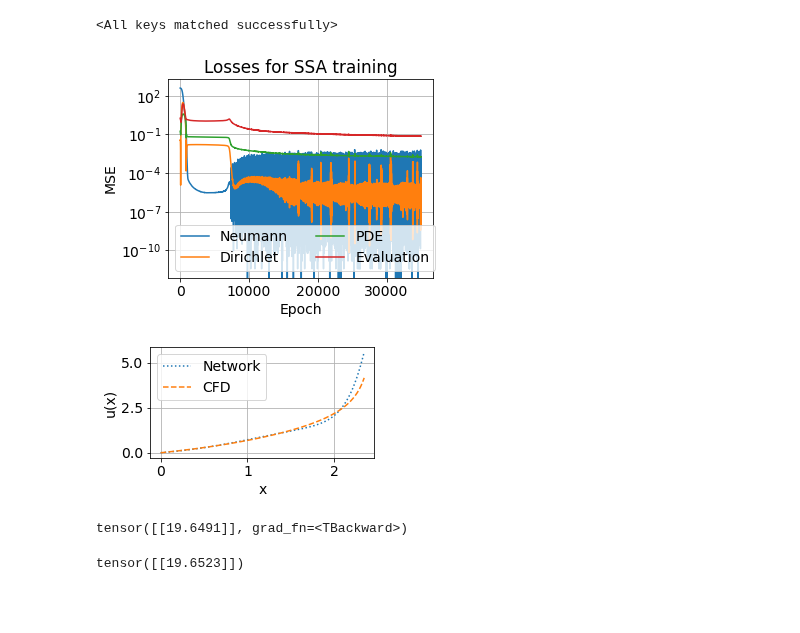
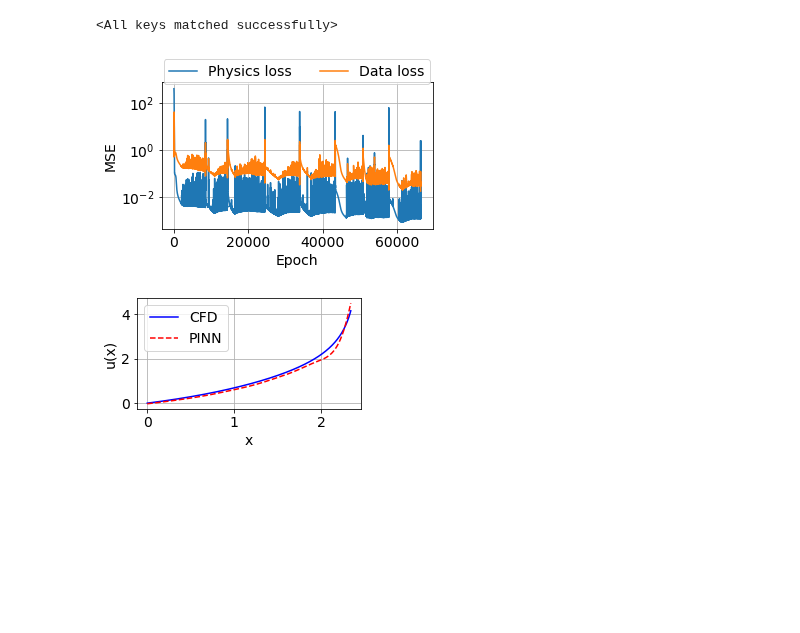
Before and after one commit to runehoejlund/deep-learning-pinn, a Jupyter notebook: PINN-SSA.ipynb, the cells around one changed output. Drawn from its saved outputs; the diff is of its cells as text; code cells hidden in the pictures; blank space fills up the shorter version.

Commit message:
Updated to validation and training loss in Burger-MO and Burger-grid. Reran SSA with updated layer coding. Cleaned files

```diff
--- a/PINN-SSA.ipynb
+++ b/PINN-SSA.ipynb
@@ -175,6 +182,8 @@ for e in range(epochs):
 
     loss_data.append(eval_net(net, u_val, x))
     progress(e, epochs)
-    #if (e+1)%200 == 0:
-    #    print('Epoch: {:d}. log Data loss: {:.2f}. log training loss: {:.2f}'.format(e+1, torch.log(loss_data[-1]), torch.log(sum(loss[-1]))))
+    if (e+1)%500 == 0:
+        print('Epoch: {:d}. data loss: {:.3f}. physics loss: {:.3f}'.format(e+1, loss_data[-1], loss_dirichlet[-1] + loss_pde[-1] + loss_neumann[-1]))
+    if loss_data[-1] < 0.015:
+        break
 # %% [output]
@@ -186,24 +212,25 @@ net.load_state_dict(torch.load(model_path))
 # %% [output]
 <All keys matched successfully>
 # %%
-fig, ax = plt.subplots(figsize=(5,4))
-ax.semilogy(loss_neumann,label='Neumann')
-ax.semilogy(loss_dirichlet, label='Dirichlet')
-ax.semilogy(loss_pde, label='PDE')
-ax.semilogy(loss_data, label='Evaluation')
-ax.legend(ncol=2)
+fig, ax = plt.subplots(figsize=(5,3))
+#ax.semilogy(loss_neumann,label='Neumann')
+#ax.semilogy(loss_dirichlet, label='Dirichlet')
+#ax.semilogy(loss_pde, label='PDE')
+ax.semilogy(torch.tensor(loss_dirichlet) + torch.tensor(loss_pde) + torch.tensor(loss_neumann), label='Physics loss')
+ax.semilogy(loss_data, label='Data loss')
+fig.legend(ncol=2, bbox_to_anchor=(0.97,1.07))
 ax.set_ylabel('MSE')
 ax.set_xlabel('Epoch')
 ax.grid()
-ax.set_title('Losses for SSA training')
+#ax.set_title('Losses for SSA training')
 fig.tight_layout()
-fig.savefig('figs/SSA_loss.png', dpi=600)
+#fig.savefig('figs/SSA_loss.png', dpi=600)
 # %% [output]
-[figure, old version]
+[figure, new version]
 # %%
 fig, ax = plt.subplots(figsize=(4,2.5))
-ax.plot(xu_val, net(x).detach(), ls='dotted', label='Network')
-ax.plot(xu_val, u_val, ls='dashed', label='CFD')
+ax.plot(xu_val, u_val, ls='solid', color='blue', label='CFD')
+ax.plot(xu_val, net(x).detach(), ls='dashed', color='red', label='PINN')
 ax.set_xlabel('x')
 ax.set_ylabel('u(x)')
 ax.grid()
@@ -211,4 +238,4 @@ ax.legend()
 fig.tight_layout()
 fig.savefig('./figs/SSA_comparison.png', dpi=600)
 # %% [output]
-[figure, old version]
+[figure, new version]
@@ -218,10 +242,2 @@ ux_b1_hat = torch.autograd.grad(u_b1_hat, x_b1, torch.ones(x_b1.shape), create_g
-# %%
-ux_b1_hat
-# %% [output]
-tensor([[19.6491]], grad_fn=<TBackward>)
-# %%
-ux_b1
-# %% [output]
-tensor([[19.6523]])
 # %% [markdown]
 #
```
Also changed, not shown: parts of 3 cells of this notebook, 10 other files.
